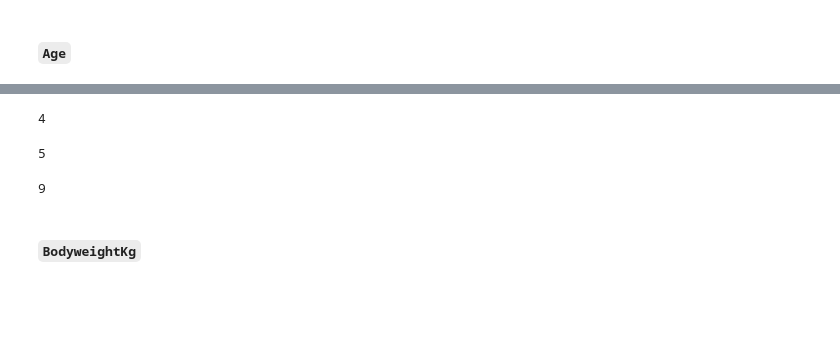
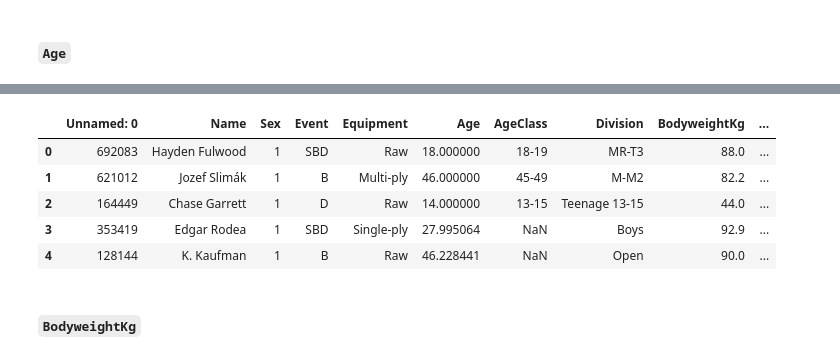
Before and after one commit to RafaelBNN/if697, a Jupyter notebook: ProjetoIF697.ipynb, the cells around one changed output, grey strips where cells are left out. Saved outputs shown, nothing was run; the diff lists cells and outputs as text; code cells hidden in the pictures; blank space fills up the shorter version.

```diff
--- a/ProjetoIF697.ipynb
+++ b/ProjetoIF697.ipynb
@@ -745,15 +800,12 @@ len(df[df['Age']>400])
-# %%
-len(df[df['Age']>150])
-# %% [output]
-4
-# %%
-len(df[df['Age']>120])
-# %% [output]
-5
-# %%
-len(df[df['Age']>100])
-# %% [output]
-9
+# %%
+df.head()
+# %% [output]
+|  | Unnamed: 0 | Name | Sex | Event | Equipment | Age | AgeClass | Division | BodyweightKg | ... |
+| 0 | 692083 | Hayden Fulwood | 1 | SBD | Raw | 18.000000 | 18-19 | MR-T3 | 88.0 | ... |
+| 1 | 621012 | Jozef Slimák | 1 | B | Multi-ply | 46.000000 | 45-49 | M-M2 | 82.2 | ... |
+| 2 | 164449 | Chase Garrett | 1 | D | Raw | 14.000000 | 13-15 | Teenage 13-15 | 44.0 | ... |
+| 3 | 353419 | Edgar Rodea | 1 | SBD | Single-ply | 27.995064 | NaN | Boys | 92.9 | ... |
+| 4 | 128144 | K. Kaufman | 1 | B | Raw | 46.228441 | NaN | Open | 90.0 | ... |
 # %% [markdown]
 #### `BodyweightKg`
 # %%
```
Also changed, not shown: parts of 25 cells of this notebook.
